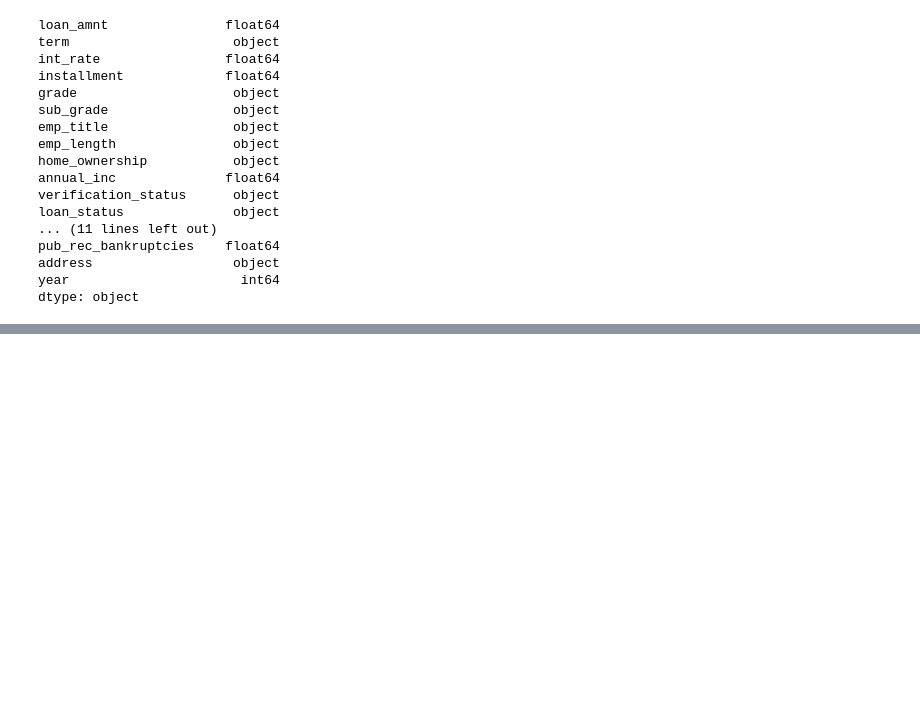
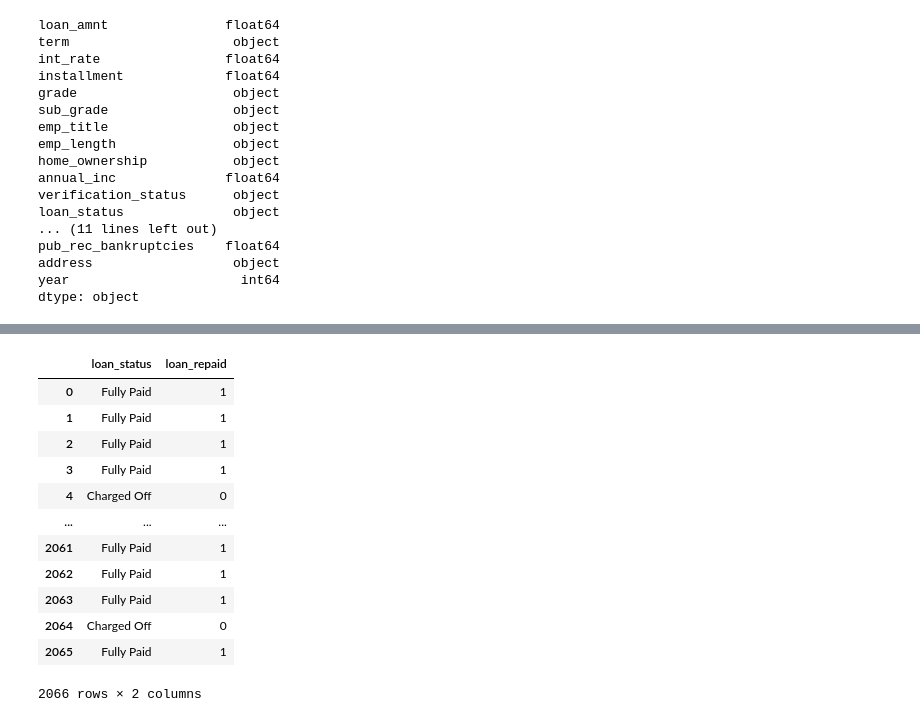
Before and after one commit to shivanipriya89/practicetensor, a Jupyter notebook: thekeras.ipynb, the cells around one changed output, grey strips where cells are left out. Drawn from its saved outputs; the diff is of its cells as text; code cells hidden in the pictures; blank space fills up the shorter version.

```diff
--- a/thekeras.ipynb
+++ b/thekeras.ipynb
@@ -3053,0 +3058,4 @@ dtype: object
+# %%
+url="https://raw.githubusercontent.com/shivanipriya89/kerasloan/main/lending_club_loan_two.csv"
+# %%
+df=pd.read_csv(url)
@@ -3053,0 +3193,3 @@ dtype: object
+# %%
+
+df=df.dropna(subset=["loan_status"],axis=0) # Dropping the null values of loan_status
@@ -3053,0 +3211,2 @@ dtype: object
+# %%
+df["loan_repaid"]=df["loan_status"].map({"Fully Paid":"1","Charged Off": "0"})
@@ -3053,0 +3234,16 @@ dtype: object
+# %%
+df[["loan_status","loan_repaid"]] # Clubing the columns
+# %% [output]
+|  | loan_status | loan_repaid |
+| 0 | Fully Paid | 1 |
+| 1 | Fully Paid | 1 |
+| 2 | Fully Paid | 1 |
+| 3 | Fully Paid | 1 |
+| 4 | Charged Off | 0 |
+| ... | ... | ... |
+| 2061 | Fully Paid | 1 |
+| 2062 | Fully Paid | 1 |
+| 2063 | Fully Paid | 1 |
+| 2064 | Charged Off | 0 |
+| 2065 | Fully Paid | 1 |
+2066 rows × 2 columns
```
Also changed, not shown: parts of 36 cells of this notebook.
